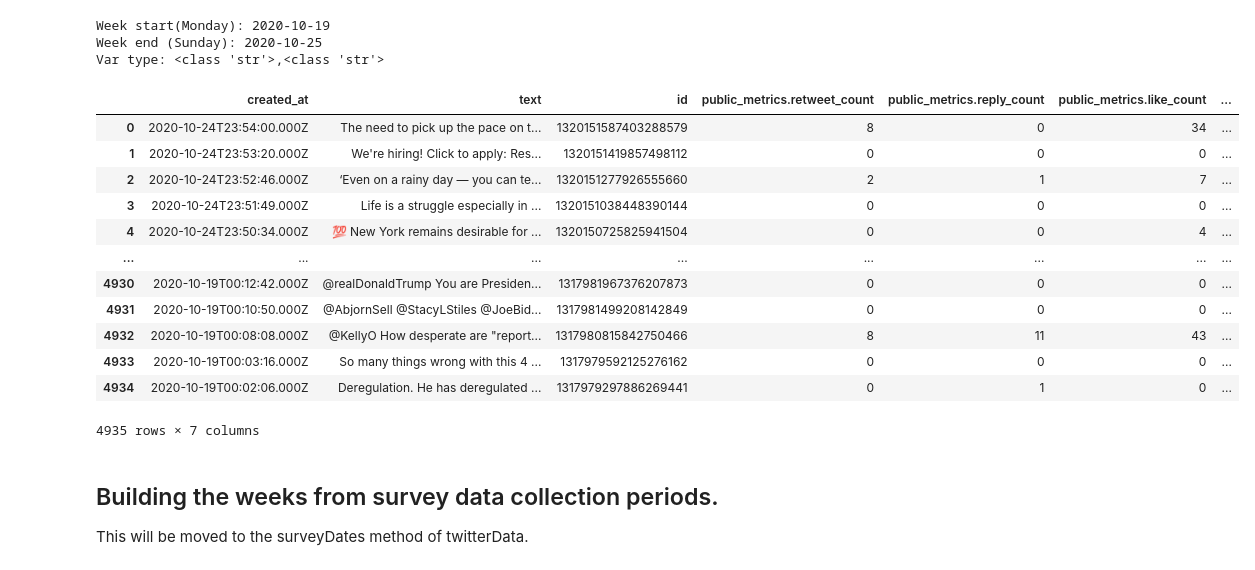
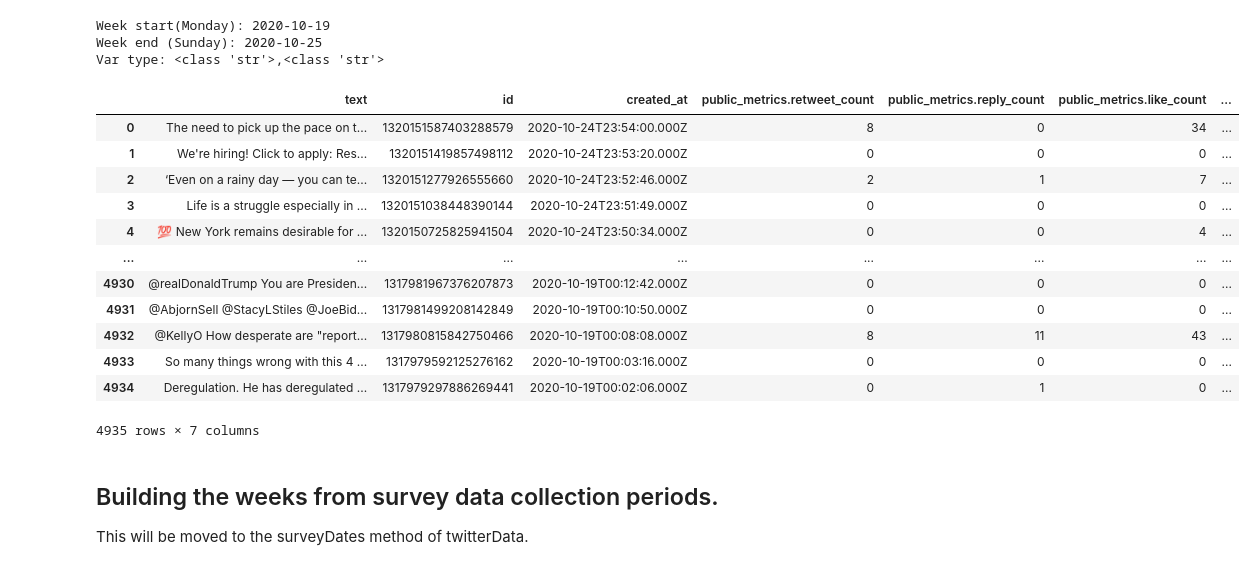
Before and after one commit to factitious/survey_v_social_media, a Jupyter notebook: Methods/Scripts/Twitter/testDev.ipynb, the cells around one changed output. Saved outputs shown, nothing was run; the diff lists cells and outputs as text; code cells hidden in the pictures.

Commit message:
Added exporting and loading methods (single week)

```diff
--- a/Methods/Scripts/Twitter/testDev.ipynb
+++ b/Methods/Scripts/Twitter/testDev.ipynb
@@ -503,25 +529,25 @@ Week start(Monday): 2020-10-19
 Week end (Sunday): 2020-10-25
 Var type: <class 'str'>,<class 'str'>
 # %%
-search2 = twitterData('/Volumes/Survey_Social_Media_Compare/Methods/Scripts/Twitter/')
+search2 = twitterData('/Volumes/Survey_Social_Media_Compare/Methods')
 search2.validate_credentials()
 search2.build_query('jobs', p1_start, p2_start)
 search2.get_data(nTweets=20000) # Covering a whole week now -> higher nTweets set as the limit.
-df3 = search2.get_df()
+df3 = twitterData.get_df(search2.result)
 df3
 # %% [output]
-|  | created_at | text | id | public_metrics.retweet_count | public_metrics.reply_count | public_metrics.like_count | ... |
-| 0 | 2020-10-24T23:54:00.000Z | The need to pick up the pace on t... | 1320151587403288579 | 8 | 0 | 34 | ... |
-| 1 | 2020-10-24T23:53:20.000Z | We're hiring! Click to apply: Res... | 1320151419857498112 | 0 | 0 | 0 | ... |
-| 2 | 2020-10-24T23:52:46.000Z | ‘Even on a rainy day — you can te... | 1320151277926555660 | 2 | 1 | 7 | ... |
-| 3 | 2020-10-24T23:51:49.000Z | Life is a struggle especially in ... | 1320151038448390144 | 0 | 0 | 0 | ... |
-| 4 | 2020-10-24T23:50:34.000Z | 💯 New York remains desirable for ... | 1320150725825941504 | 0 | 0 | 4 | ... |
+|  | text | id | created_at | public_metrics.retweet_count | public_metrics.reply_count | public_metrics.like_count | ... |
+| 0 | The need to pick up the pace on t... | 1320151587403288579 | 2020-10-24T23:54:00.000Z | 8 | 0 | 34 | ... |
+| 1 | We're hiring! Click to apply: Res... | 1320151419857498112 | 2020-10-24T23:53:20.000Z | 0 | 0 | 0 | ... |
+| 2 | ‘Even on a rainy day — you can te... | 1320151277926555660 | 2020-10-24T23:52:46.000Z | 2 | 1 | 7 | ... |
+| 3 | Life is a struggle especially in ... | 1320151038448390144 | 2020-10-24T23:51:49.000Z | 0 | 0 | 0 | ... |
+| 4 | 💯 New York remains desirable for ... | 1320150725825941504 | 2020-10-24T23:50:34.000Z | 0 | 0 | 4 | ... |
 | ... | ... | ... | ... | ... | ... | ... | ... |
-| 4930 | 2020-10-19T00:12:42.000Z | @realDonaldTrump You are Presiden... | 1317981967376207873 | 0 | 0 | 0 | ... |
-| 4931 | 2020-10-19T00:10:50.000Z | @AbjornSell @StacyLStiles @JoeBid... | 1317981499208142849 | 0 | 0 | 0 | ... |
-| 4932 | 2020-10-19T00:08:08.000Z | @KellyO How desperate are "report... | 1317980815842750466 | 8 | 11 | 43 | ... |
-| 4933 | 2020-10-19T00:03:16.000Z | So many things wrong with this 4 ... | 1317979592125276162 | 0 | 0 | 0 | ... |
-| 4934 | 2020-10-19T00:02:06.000Z | Deregulation. He has deregulated ... | 1317979297886269441 | 0 | 1 | 0 | ... |
+| 4930 | @realDonaldTrump You are Presiden... | 1317981967376207873 | 2020-10-19T00:12:42.000Z | 0 | 0 | 0 | ... |
+| 4931 | @AbjornSell @StacyLStiles @JoeBid... | 1317981499208142849 | 2020-10-19T00:10:50.000Z | 0 | 0 | 0 | ... |
+| 4932 | @KellyO How desperate are "report... | 1317980815842750466 | 2020-10-19T00:08:08.000Z | 8 | 11 | 43 | ... |
+| 4933 | So many things wrong with this 4 ... | 1317979592125276162 | 2020-10-19T00:03:16.000Z | 0 | 0 | 0 | ... |
+| 4934 | Deregulation. He has deregulated ... | 1317979297886269441 | 2020-10-19T00:02:06.000Z | 0 | 1 | 0 | ... |
 4935 rows × 7 columns
 # %% [markdown]
 ## Building the weeks from survey data collection periods.
```
Also changed, not shown: parts of 30 cells of this notebook.
